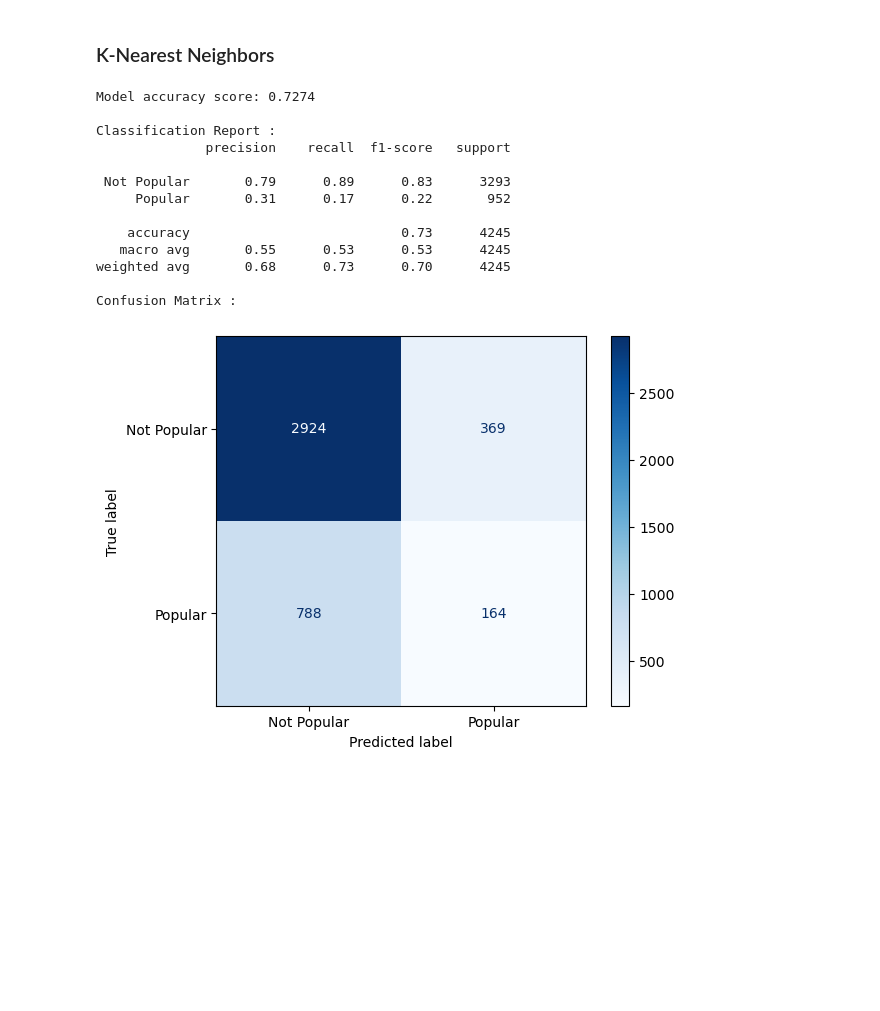
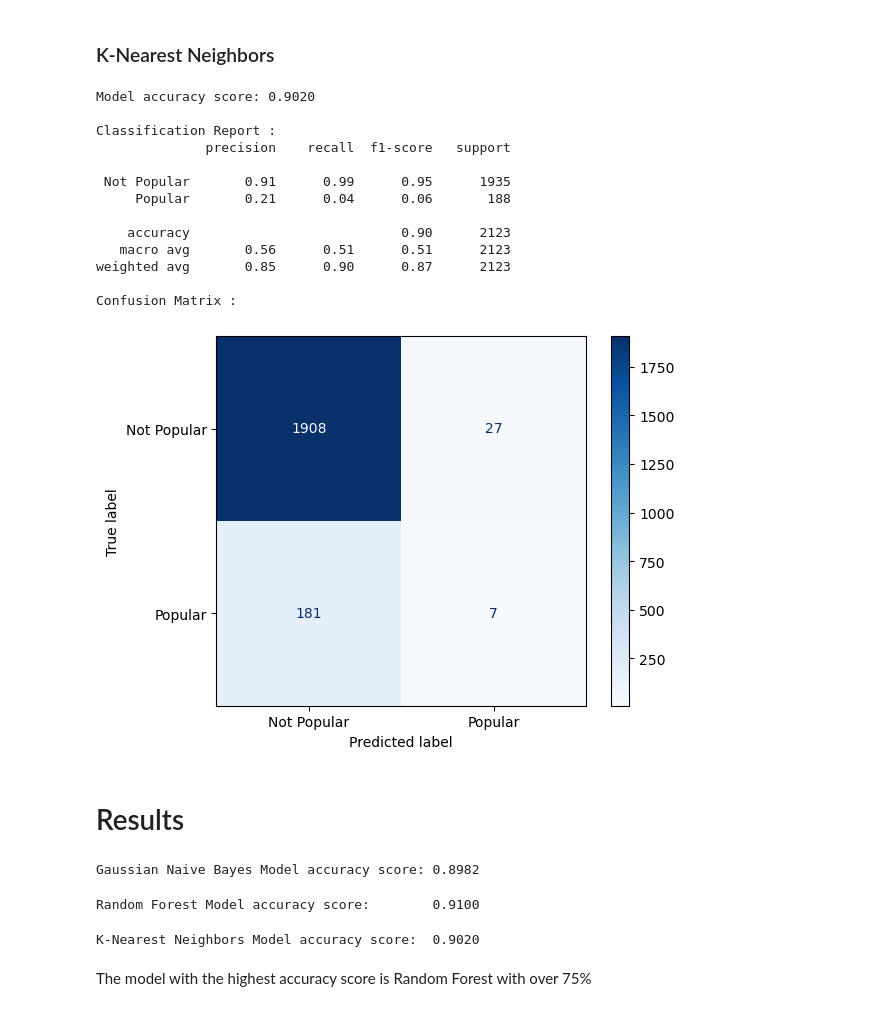
Before and after one commit to xiaolin-m/ECS171_BopOrFlop, a Jupyter notebook: data_preprocessing_and_models.ipynb, the cells around one changed output. Drawn from its saved outputs; the diff is of its cells as text; code cells hidden in the pictures; blank space fills up the shorter version.

```diff
--- a/data_preprocessing_and_models.ipynb
+++ b/data_preprocessing_and_models.ipynb
@@ -41,7 +41,7 @@ removed_columns = ['track_id', 'track_album_id', 'playlist_name', 'playlist_id',
 data = data.drop(columns = removed_columns, axis=1)
 
 # adds another column to indicate whether or not a song is popular
-data['popular'] = data['track_popularity'] > 60
+data['popular'] = data['track_popularity'] > 70
 data = data.drop(columns=['track_popularity'])
 display(data)
 # %% [output]
@@ -216,7 +223,7 @@ from sklearn.neighbors import KNeighborsClassifier
 from sklearn.model_selection import train_test_split
 
 # split data into training and testing with 80:20 ratio
-X_train, X_test, y_train, y_test = train_test_split(X, y, test_size = 0.2, random_state = 22)
+X_train, X_test, y_train, y_test = train_test_split(X, y, test_size = 0.1, random_state = 22)
 
 # create model for k-nearest neighbors
 knn_model = KNeighborsClassifier()
@@ -226,30 +233,47 @@ knn_model.fit(X_train, y_train)
 y_pred = knn_model.predict(X_test)
 # %%
 # outputs model's classification report and confusion matrix
+kn_acc = accuracy_score(y_test, y_pred)
 
 labels = ['Not Popular', 'Popular']
 print('Model accuracy score: {0:0.4f}'. format(accuracy_score(y_test, y_pred)))
 print('\nClassification Report :')
 report = classification_report(y_test, y_pred, target_names=labels)
 print(report)
 
 print('Confusion Matrix :')
 cm = metrics.confusion_matrix(y_test, y_pred)
 cm_display = metrics.ConfusionMatrixDisplay(confusion_matrix=cm, display_labels=labels)
 cm_display.plot(cmap='Blues', values_format='d')
 plt.show()
 # %% [output]
-Model accuracy score: 0.7274
+Model accuracy score: 0.9020
 
 Classification Report :
               precision    recall  f1-score   support
 
- Not Popular       0.79      0.89      0.83      3293
-     Popular       0.31      0.17      0.22       952
+ Not Popular       0.91      0.99      0.95      1935
+     Popular       0.21      0.04      0.06       188
 
-    accuracy                           0.73      4245
-   macro avg       0.55      0.53      0.53      4245
-weighted avg       0.68      0.73      0.70      4245
+    accuracy                           0.90      2123
+   macro avg       0.56      0.51      0.51      2123
+weighted avg       0.85      0.90      0.87      2123
 
 Confusion Matrix :
-[figure, old version]
+[figure, new version]
+# %% [markdown]
+# Results
+# %%
+print('Gaussian Naive Bayes Model accuracy score: {0:0.4f}'. format(gnb_acc))
+# %% [output]
+Gaussian Naive Bayes Model accuracy score: 0.8982
+# %%
+print('Random Forest Model accuracy score:        {0:0.4f}'. format(rf_acc))
+# %% [output]
+Random Forest Model accuracy score:        0.9100
+# %%
+print('K-Nearest Neighbors Model accuracy score:  {0:0.4f}'. format(kn_acc))
+# %% [output]
+K-Nearest Neighbors Model accuracy score:  0.9020
+# %% [markdown]
+The model with the highest accuracy score is Random Forest with over 75%
```
Also changed, not shown: parts of 6 cells of this notebook.
